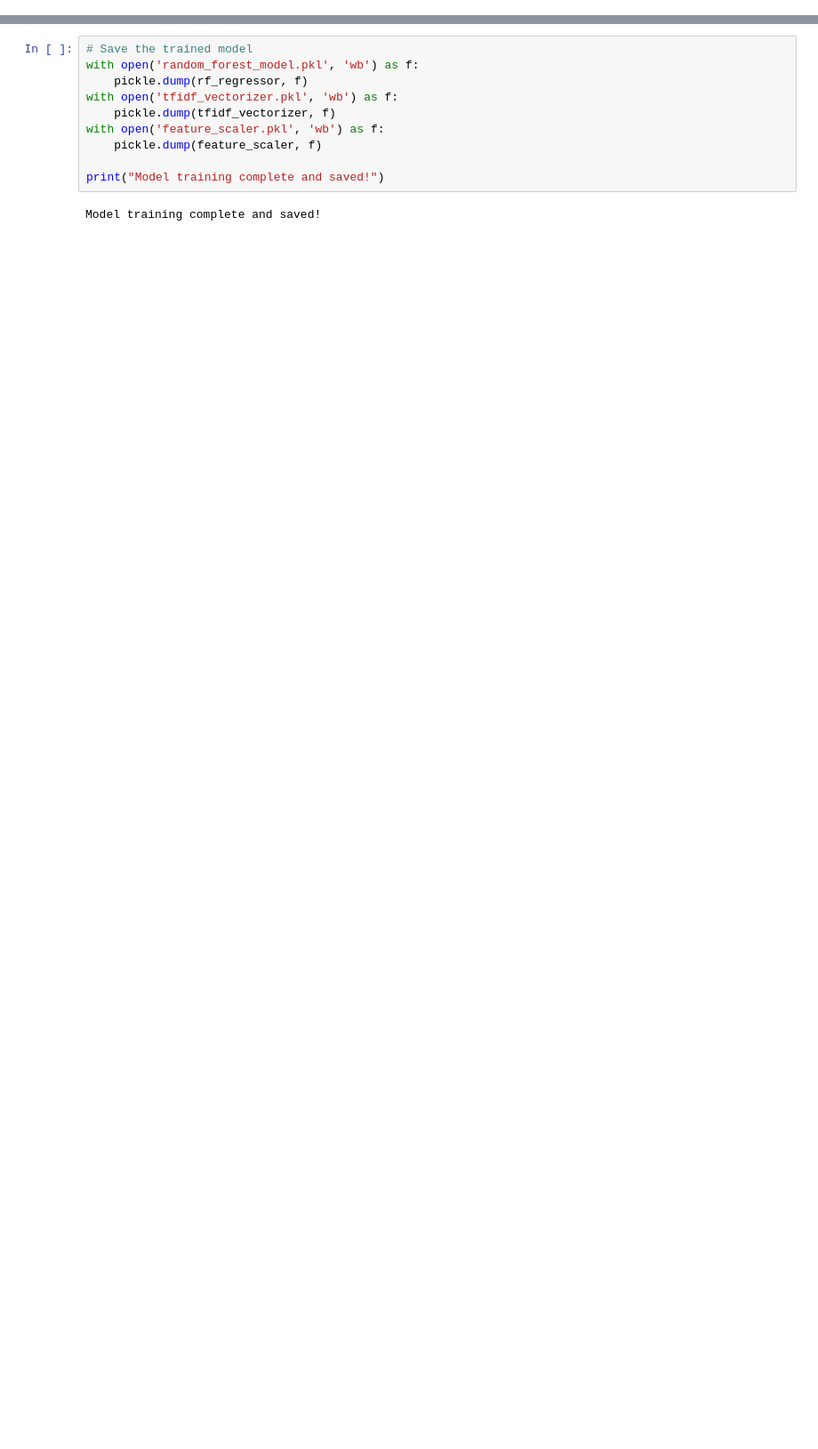
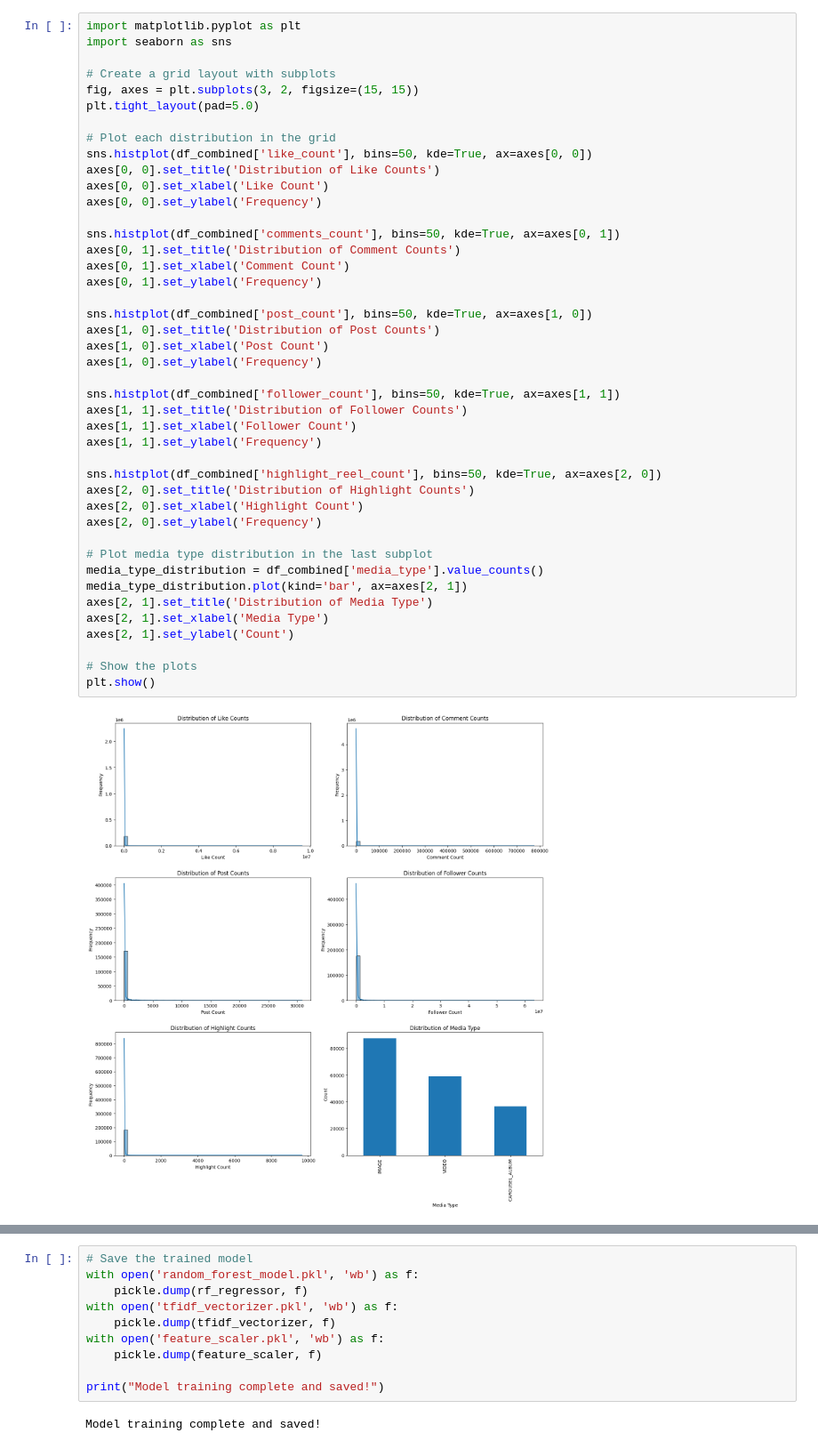
Before and after one commit to tcakmak0/CS412-ML-Project, a Jupyter notebook: regression_randomforest.ipynb, the cells around one changed output, grey strips where cells are left out. Shown: that part at 89% size. Saved outputs shown, nothing was run; the diff lists cells and outputs as text; blank space fills up the shorter version.

```diff
--- a/regression_randomforest.ipynb
+++ b/regression_randomforest.ipynb
@@ -0,0 +91,45 @@
+# %%
+import matplotlib.pyplot as plt
+import seaborn as sns
+
+# Create a grid layout with subplots
+fig, axes = plt.subplots(3, 2, figsize=(15, 15))
+plt.tight_layout(pad=5.0)
+
+# Plot each distribution in the grid
+sns.histplot(df_combined['like_count'], bins=50, kde=True, ax=axes[0, 0])
+axes[0, 0].set_title('Distribution of Like Counts')
+axes[0, 0].set_xlabel('Like Count')
+axes[0, 0].set_ylabel('Frequency')
+
+sns.histplot(df_combined['comments_count'], bins=50, kde=True, ax=axes[0, 1])
+axes[0, 1].set_title('Distribution of Comment Counts')
+axes[0, 1].set_xlabel('Comment Count')
+axes[0, 1].set_ylabel('Frequency')
+
+sns.histplot(df_combined['post_count'], bins=50, kde=True, ax=axes[1, 0])
+axes[1, 0].set_title('Distribution of Post Counts')
+axes[1, 0].set_xlabel('Post Count')
+axes[1, 0].set_ylabel('Frequency')
+
+sns.histplot(df_combined['follower_count'], bins=50, kde=True, ax=axes[1, 1])
+axes[1, 1].set_title('Distribution of Follower Counts')
+axes[1, 1].set_xlabel('Follower Count')
+axes[1, 1].set_ylabel('Frequency')
+
+sns.histplot(df_combined['highlight_reel_count'], bins=50, kde=True, ax=axes[2, 0])
+axes[2, 0].set_title('Distribution of Highlight Counts')
+axes[2, 0].set_xlabel('Highlight Count')
+axes[2, 0].set_ylabel('Frequency')
+
+# Plot media type distribution in the last subplot
+media_type_distribution = df_combined['media_type'].value_counts()
+media_type_distribution.plot(kind='bar', ax=axes[2, 1])
+axes[2, 1].set_title('Distribution of Media Type')
+axes[2, 1].set_xlabel('Media Type')
+axes[2, 1].set_ylabel('Count')
+
+# Show the plots
+plt.show()
+# %% [output]
+[figure, added]
```
Also changed, not shown: parts of 41 cells of this notebook.
